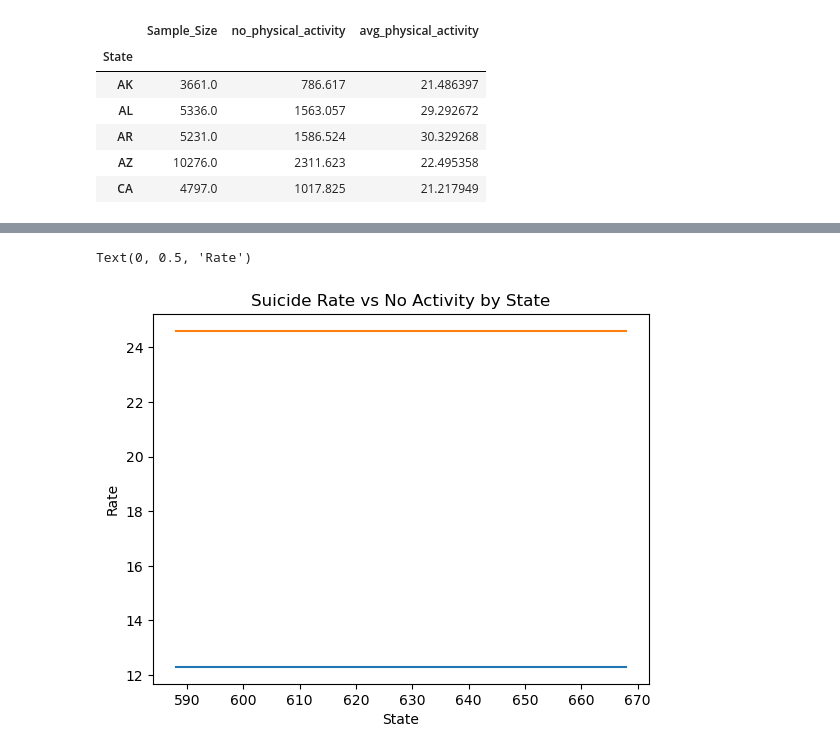
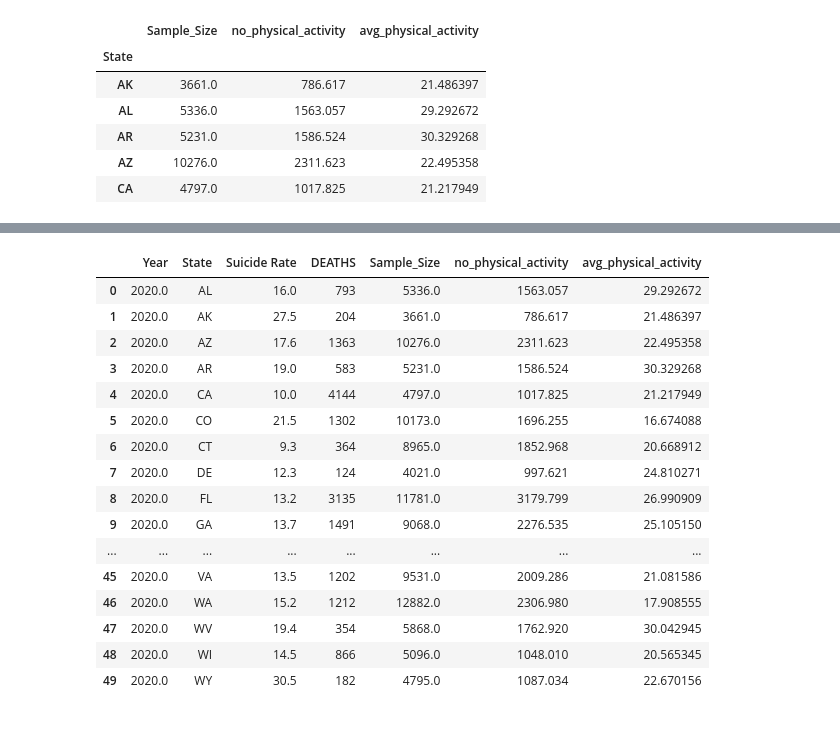
Before and after one commit to soobin83/Project1-Group2, a Jupyter notebook: project/Suicide/Soo.ipynb, the cells around one changed output, grey strips where cells are left out. Drawn from its saved outputs; the diff is of its cells as text; code cells hidden in the pictures; blank space fills up the shorter version.

```diff
--- a/project/Suicide/Soo.ipynb
+++ b/project/Suicide/Soo.ipynb
@@ -225,19 +166,21 @@ suicide_activity_2020_DE_df.head()
-# %%
-# Generate a line plot
-suicide_activity_2020_DE_df = suicide_activity_2020_DE_df[["Suicide Rate", "Avg_Value"]]
-
-# Line graph
-suicide_activity_2020_DE_df.plot(kind='line', legend=None)
-plt.xlabel("State")
-plt.title("Suicide Rate vs No Activity by State")
-plt.ylabel("Rate")
-
-# # Generate a bar plot showing the total number of timepoints for all mice tested for each drug regimen using Pandas.
-# drug_count_s = clean_data_complete_df["Drug Regimen"].value_counts()
-# bar_timepoint = drug_count_s.plot.bar(legend=None)
-# bar_timepoint
-# plt.xlabel("State")
-# plt.ylabel("Rate")
-# %% [output]
-Text(0, 0.5, 'Rate')
-[figure, removed]
+# %%
+merged_suicide_activity_2020_df = merged_suicide_activity_2020_df.dropna()
+merged_suicide_activity_2020_df
+# %% [output]
+|  | Year | State | Suicide Rate | DEATHS | Sample_Size | no_physical_activity | avg_physical_activity |
+| 0 | 2020.0 | AL | 16.0 | 793 | 5336.0 | 1563.057 | 29.292672 |
+| 1 | 2020.0 | AK | 27.5 | 204 | 3661.0 | 786.617 | 21.486397 |
+| 2 | 2020.0 | AZ | 17.6 | 1363 | 10276.0 | 2311.623 | 22.495358 |
+| 3 | 2020.0 | AR | 19.0 | 583 | 5231.0 | 1586.524 | 30.329268 |
+| 4 | 2020.0 | CA | 10.0 | 4144 | 4797.0 | 1017.825 | 21.217949 |
+| 5 | 2020.0 | CO | 21.5 | 1302 | 10173.0 | 1696.255 | 16.674088 |
+| 6 | 2020.0 | CT | 9.3 | 364 | 8965.0 | 1852.968 | 20.668912 |
+| 7 | 2020.0 | DE | 12.3 | 124 | 4021.0 | 997.621 | 24.810271 |
+| 8 | 2020.0 | FL | 13.2 | 3135 | 11781.0 | 3179.799 | 26.990909 |
+| 9 | 2020.0 | GA | 13.7 | 1491 | 9068.0 | 2276.535 | 25.105150 |
+| ... | ... | ... | ... | ... | ... | ... | ... |
+| 45 | 2020.0 | VA | 13.5 | 1202 | 9531.0 | 2009.286 | 21.081586 |
+| 46 | 2020.0 | WA | 15.2 | 1212 | 12882.0 | 2306.980 | 17.908555 |
+| 47 | 2020.0 | WV | 19.4 | 354 | 5868.0 | 1762.920 | 30.042945 |
+| 48 | 2020.0 | WI | 14.5 | 866 | 5096.0 | 1048.010 | 20.565345 |
+| 49 | 2020.0 | WY | 30.5 | 182 | 4795.0 | 1087.034 | 22.670156 |
```
Also changed, not shown: parts of 14 cells of this notebook.
